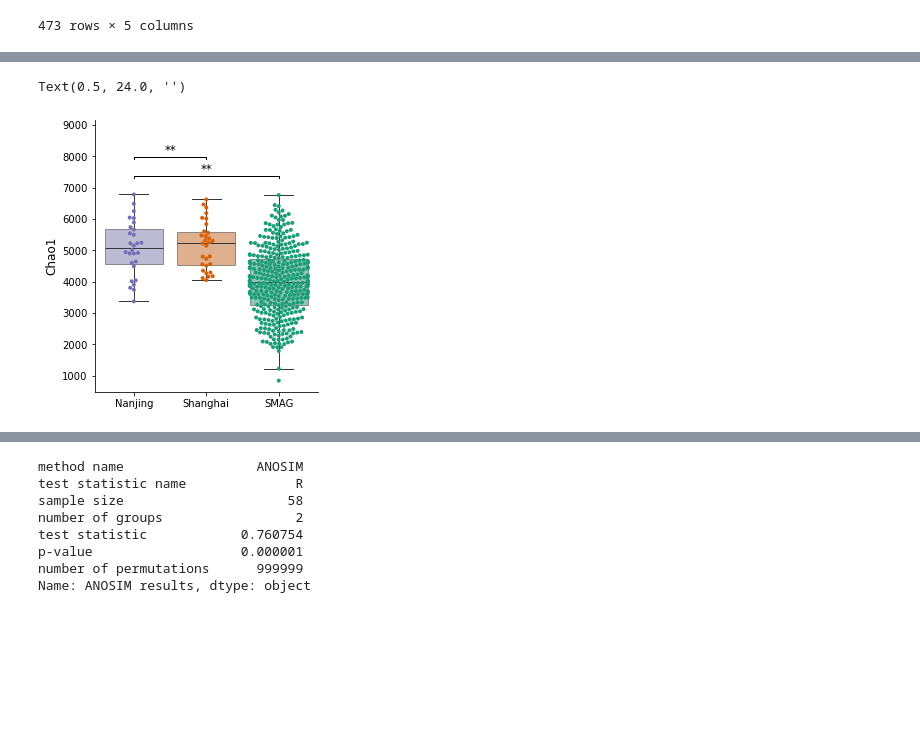
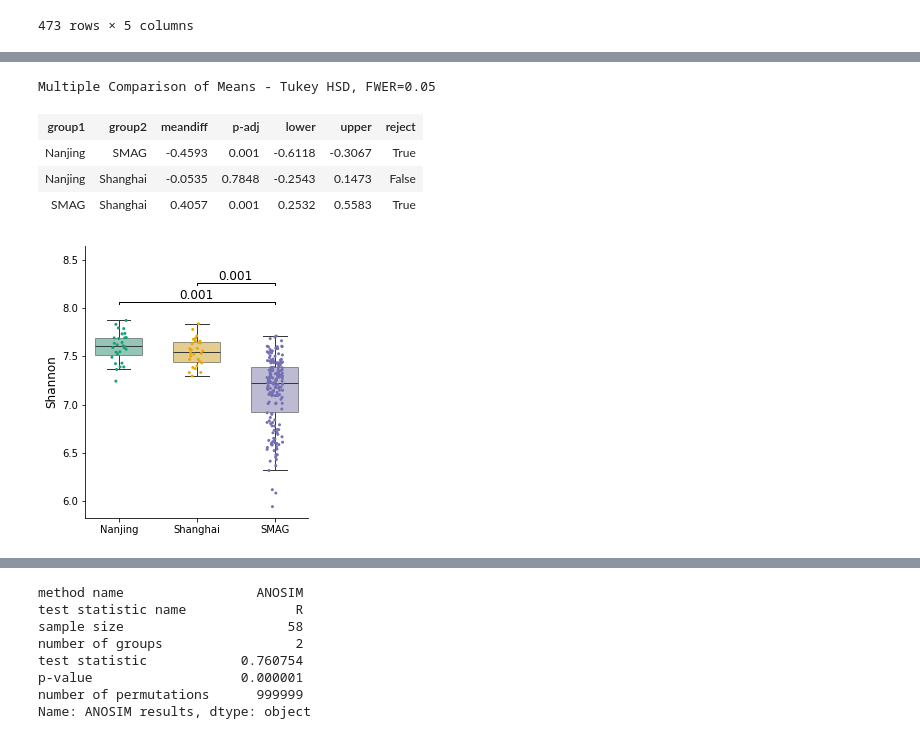
Before and after one commit to BigDataBiology/Duan2026_urban_soil, a Jupyter notebook: analysis/figure1/figure1.ipynb, the cells around one changed output, grey strips where cells are left out. Cells and saved outputs as stored; diff of their text form; code cells hidden in the pictures; blank space fills up the shorter version.

Commit message:
ENH update color of fig1b

```diff
--- a/analysis/figure1/figure1.ipynb
+++ b/analysis/figure1/figure1.ipynb
@@ -143,6 +143,7 @@ alpha
 473 rows × 5 columns
 # %%
 df = pd.read_csv('../pre-calculated_data/alpha_diversity.csv').set_index("sample")
+df = df.drop(['11_350', '4_350'])
 df
 # %% [output]
 |  | chao1 | simpson | shannon | Site | Ecosystem |
@@ -200,20 +239,27 @@ df_sampled
+# %%
+tukey = pairwise_tukeyhsd(endog=df_sampled['shannon'], groups=df_sampled['Site'], alpha=0.05)
+summary = tukey.summary()
+summary
+# %% [output]
+Multiple Comparison of Means - Tukey HSD, FWER=0.05
+| group1 | group2 | meandiff | p-adj | lower | upper | reject |
+| Nanjing | SMAG | -0.4593 | 0.001 | -0.6118 | -0.3067 | True |
+| Nanjing | Shanghai | -0.0535 | 0.7848 | -0.2543 | 0.1473 | False |
+| SMAG | Shanghai | 0.4057 | 0.001 | 0.2532 | 0.5583 | True |
 # %%
 custom_palette = {
-    'Nanjing': '#7570b3',
-    'Shanghai': '#d95f02',
-    'SMAG': '#1b9e77'
+    'Nanjing': '#1b9e77',
+    'Shanghai': '#e6ab02',
+    'SMAG': '#7570b3'
 }
 
 fig, ax = plt.subplots(figsize=(4, 5))
-sns.boxplot(data=df, x="Site", y="chao1", color='white', hue="Site",
+sns.boxplot(data=df_sampled, x="Site", y="shannon", color='white', hue="Site",
              palette=custom_palette,boxprops=dict(alpha=0.5),
-            showfliers=False, ax=ax, order=["Nanjing", "Shanghai", "SMAG"])
+            showfliers=False, ax=ax, width=0.6, order=["Nanjing", "Shanghai", "SMAG"])
 
-sns.swarmplot(data=df, x="Site", y="chao1", hue="Site",
-             palette=custom_palette, ax=ax,size=4, order=["Nanjing", "Shanghai", "SMAG"])
-
-tukey = pairwise_tukeyhsd(endog=df['chao1'], groups=df['Site'], alpha=0.05)
-summary = tukey.summary()
+sns.stripplot(data=df_sampled, x="Site", y="shannon", hue="Site",
+             palette=custom_palette, ax=ax,size=3, jitter=True, order=["Nanjing", "Shanghai", "SMAG"])
 
 significant_pairs = []
 for i in range(1, len(summary.data)):
@@ -224,41 +270,40 @@ for i in range(1, len(summary.data)):
         p_val = float(row[3])
         significant_pairs.append( (group1, group2, p_val) )
 
-group_order = df['Site'].unique()
+group_order = ["Nanjing", "Shanghai", "SMAG"]
 x_positions = {group: idx for idx, group in enumerate(group_order)}
 
-y_max = df['chao1'].max()
-y_min = df['chao1'].min()
+y_max = df['shannon'].max()
+y_min = df['shannon'].min()
 vertical_offset = 0.1 * (y_max - y_min)
 current_level = 1
 line_props = {'color': 'black', 'linewidth': 1, 'transform': ax.transData}
 for pair in significant_pairs:
     group1, group2, p_val = pair
     x1 = x_positions[group1]
     x2 = x_positions[group2]
     if p_val < 0.001:
         symbol = '***'
     elif p_val < 0.01:
         symbol = '**'
     elif p_val < 0.05:
         symbol = '*'
     else:
-        continue
+        symbol = "ns"
     y_top = y_max + (vertical_offset * current_level)
     y_line = y_top - 0.1 * vertical_offset
     ax.plot([x1, x1, x2, x2],
             [y_line, y_top, y_top, y_line], **line_props)
-    ax.text((x1+x2)/2, y_top, symbol,
+    ax.text((x1+x2)/2, y_top, str(p_val),
             ha='center', va='bottom',
             fontsize=12, color='black')
     current_level += 1
 
 ax.set_ylim(top=y_max + vertical_offset * (current_level + 1))
-#ax.set_xticklabels(ax.get_xticklabels(), rotation=45, ha='right')
 ax.spines['top'].set_visible(False)
 ax.spines['right'].set_visible(False)
-ax.set_ylabel('Chao1', fontsize=12)
+ax.set_ylabel('Shannon', fontsize=12)
 ax.set_xlabel('')
+plt.savefig(r'D:\soil\manuscript\draft\mine\final\fig1b.svg')
 # %% [output]
-Text(0.5, 24.0, '')
-[figure, old version]
+[figure, new version]
```
Also changed, not shown: parts of 13 cells of this notebook.
